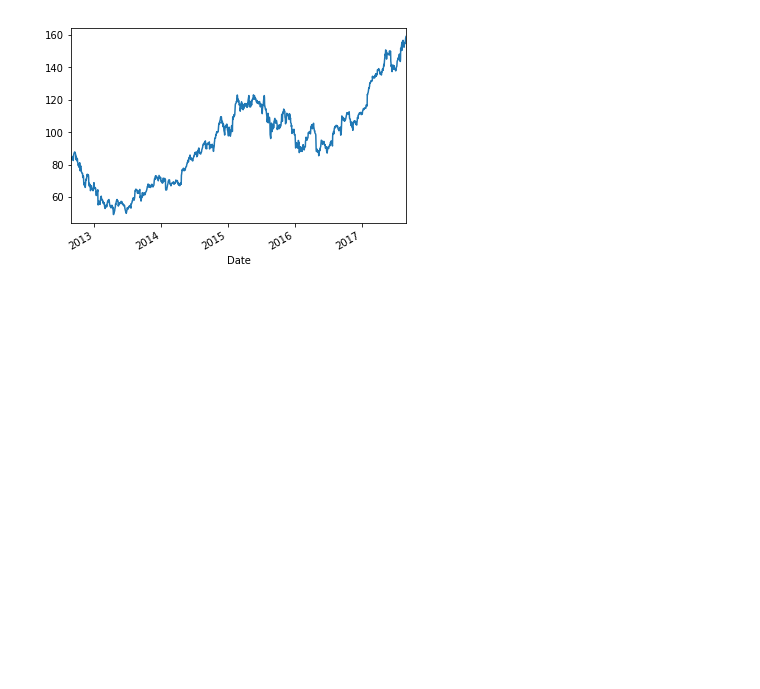
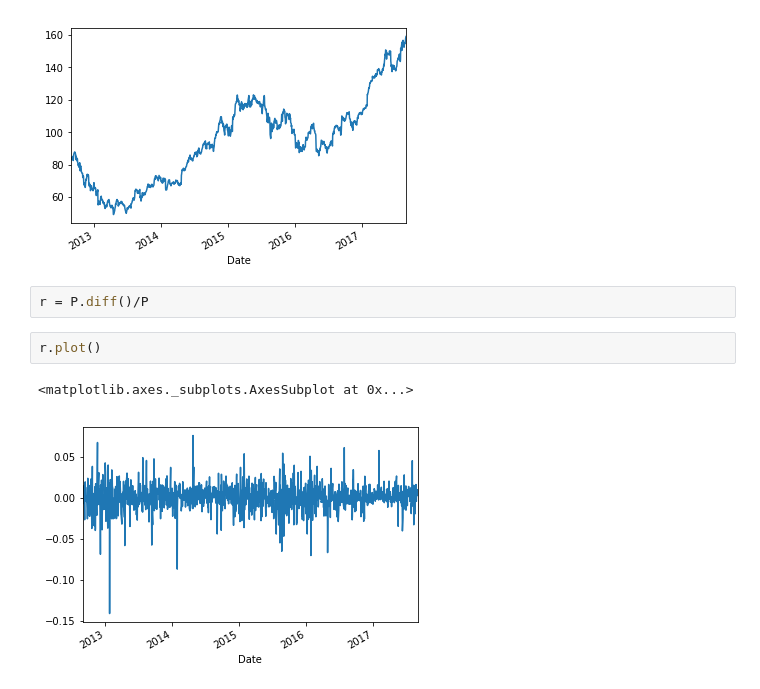
Before and after one commit to anniesnoopymd/Python_note, a Jupyter notebook: [Week5]試算表pandas數據分析/5.8 玩玩真的股票資料.ipynb, the cells around one changed output. Drawn from its saved outputs; the diff is of its cells as text; blank space fills up the shorter version.

```diff
--- a/[Week5]試算表pandas數據分析/5.8 玩玩真的股票資料.ipynb
+++ b/[Week5]試算表pandas數據分析/5.8 玩玩真的股票資料.ipynb
@@ -80,3 +80,10 @@ P.plot()
 # %% [output]
 <matplotlib.axes._subplots.AxesSubplot at 0x...>
 [figure]
+# %%
+r = P.diff()/P
+# %%
+r.plot()
+# %% [output]
+<matplotlib.axes._subplots.AxesSubplot at 0x...>
+[figure, added]
```
Also changed, not shown: parts of 2 cells of this notebook.
